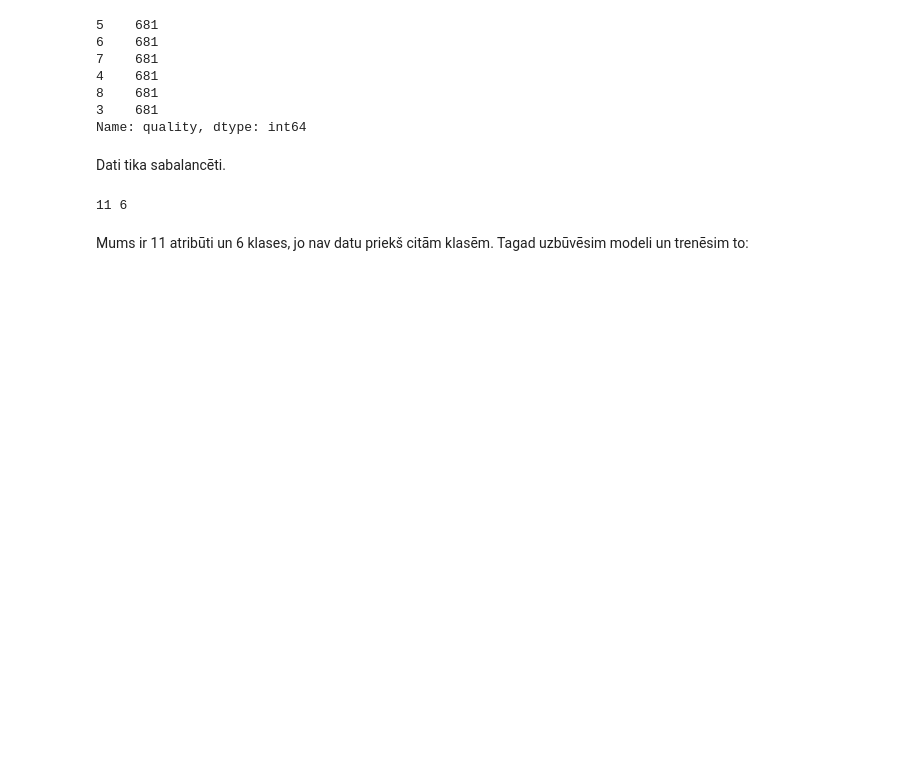
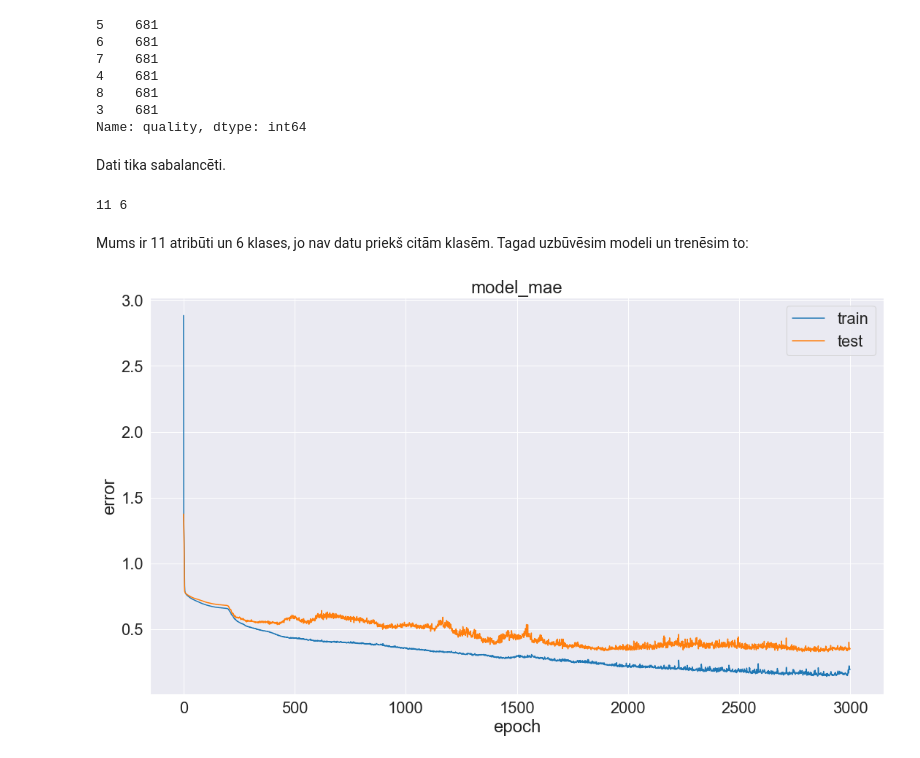
Before and after one commit to kamikaze/rtu-ai, a Jupyter notebook: homework02.ipynb, the cells around one changed output. Drawn from its saved outputs; the diff is of its cells as text; code cells hidden in the pictures; blank space fills up the shorter version.

```diff
--- a/homework02.ipynb
+++ b/homework02.ipynb
@@ -196,6 +196,17 @@ Tagad uzbūvēsim modeli un trenēsim to:
 # %%
 model = build_model(attr_count, class_count)
 history = model.fit(samples_train, qualities_train, validation_data=(samples_test, qualities_test), shuffle=False, epochs=3000, verbose=0)
+# %%
+plt.figure(figsize=(18, 10))
+plt.plot(history.history['mae'])
+plt.plot(history.history['val_mae'])
+plt.title('model_mae')
+plt.ylabel('error')
+plt.xlabel('epoch')
+plt.legend(['train', 'test'], loc='best')
+plt.show()
+# %% [output]
+[figure, added]
 # %%
 plt.figure(figsize=(18, 10))
 plt.plot(history.history['mse'])
```
Also changed, not shown: parts of 1 cell of this notebook.
